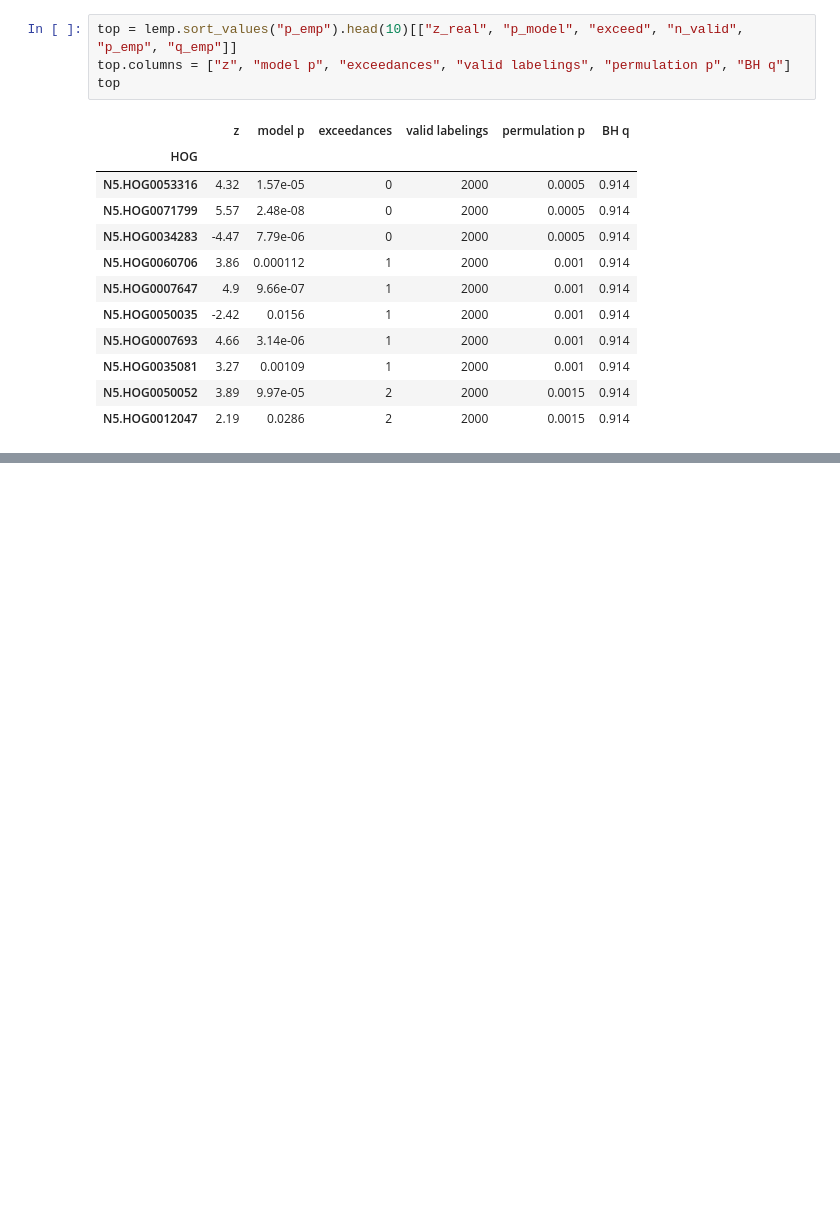
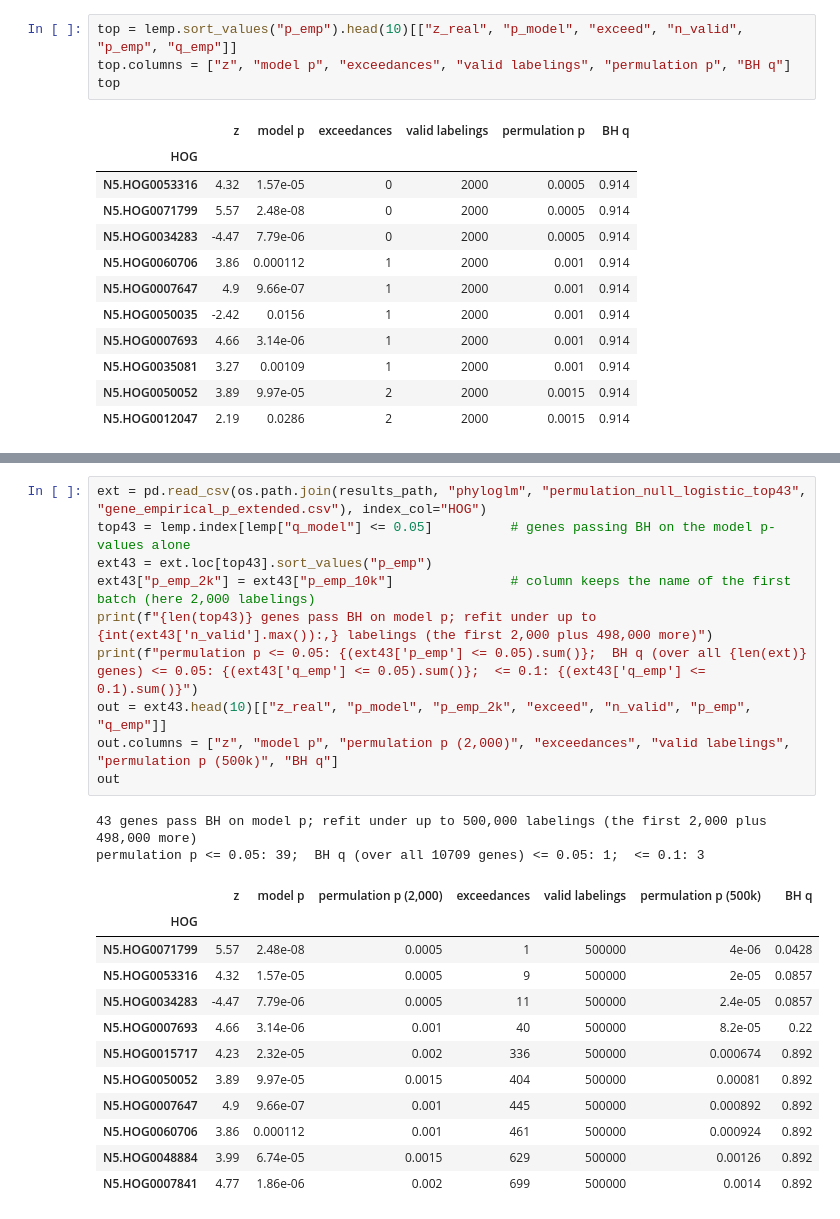
Before and after one commit to GordusLab/orb-selection, a Jupyter notebook: scripts/05_phyloglm/PhyloGLM Analysis.ipynb, the cells around one changed output, grey strips where cells are left out. Cells and saved outputs as stored; diff of their text form; blank space fills up the shorter version.

Commit message:
phyloglm: 500k-labeling permulation of the 43 model-BH genes, corrected notebook note, changelog
Co-Authored-By: Claude Sonnet 5.5 <noreply@anthropic.com>

```diff
--- a/scripts/05_phyloglm/PhyloGLM Analysis.ipynb
+++ b/scripts/05_phyloglm/PhyloGLM Analysis.ipynb
@@ -527,0 +541,25 @@ top
+# %%
+ext = pd.read_csv(os.path.join(results_path, "phyloglm", "permulation_null_logistic_top43", "gene_empirical_p_extended.csv"), index_col="HOG")
+top43 = lemp.index[lemp["q_model"] <= 0.05]          # genes passing BH on the model p-values alone
+ext43 = ext.loc[top43].sort_values("p_emp")
+ext43["p_emp_2k"] = ext43["p_emp_10k"]               # column keeps the name of the first batch (here 2,000 labelings)
+print(f"{len(top43)} genes pass BH on model p; refit under up to {int(ext43['n_valid'].max()):,} labelings (the first 2,000 plus 498,000 more)")
+print(f"permulation p <= 0.05: {(ext43['p_emp'] <= 0.05).sum()};  BH q (over all {len(ext)} genes) <= 0.05: {(ext43['q_emp'] <= 0.05).sum()};  <= 0.1: {(ext43['q_emp'] <= 0.1).sum()}")
+out = ext43.head(10)[["z_real", "p_model", "p_emp_2k", "exceed", "n_valid", "p_emp", "q_emp"]]
+out.columns = ["z", "model p", "permulation p (2,000)", "exceedances", "valid labelings", "permulation p (500k)", "BH q"]
+out
+# %% [output]
+43 genes pass BH on model p; refit under up to 500,000 labelings (the first 2,000 plus 498,000 more)
+permulation p <= 0.05: 39;  BH q (over all 10709 genes) <= 0.05: 1;  <= 0.1: 3
+|  | z | model p | permulation p (2,000) | exceedances | valid labelings | permulation p (500k) | BH q |
+| HOG |  |  |  |  |  |  |  |
+| N5.HOG0071799 | 5.57 | 2.48e-08 | 0.0005 | 1 | 500000 | 4e-06 | 0.0428 |
+| N5.HOG0053316 | 4.32 | 1.57e-05 | 0.0005 | 9 | 500000 | 2e-05 | 0.0857 |
+| N5.HOG0034283 | -4.47 | 7.79e-06 | 0.0005 | 11 | 500000 | 2.4e-05 | 0.0857 |
+| N5.HOG0007693 | 4.66 | 3.14e-06 | 0.001 | 40 | 500000 | 8.2e-05 | 0.22 |
+| N5.HOG0015717 | 4.23 | 2.32e-05 | 0.002 | 336 | 500000 | 0.000674 | 0.892 |
+| N5.HOG0050052 | 3.89 | 9.97e-05 | 0.0015 | 404 | 500000 | 0.00081 | 0.892 |
+| N5.HOG0007647 | 4.9 | 9.66e-07 | 0.001 | 445 | 500000 | 0.000892 | 0.892 |
+| N5.HOG0060706 | 3.86 | 0.000112 | 0.001 | 461 | 500000 | 0.000924 | 0.892 |
+| N5.HOG0048884 | 3.99 | 6.74e-05 | 0.0015 | 629 | 500000 | 0.00126 | 0.892 |
+| N5.HOG0007841 | 4.77 | 1.86e-06 | 0.002 | 699 | 500000 | 0.0014 | 0.892 |
```
Also changed, not shown: parts of 2 cells of this notebook, 2 other files.
